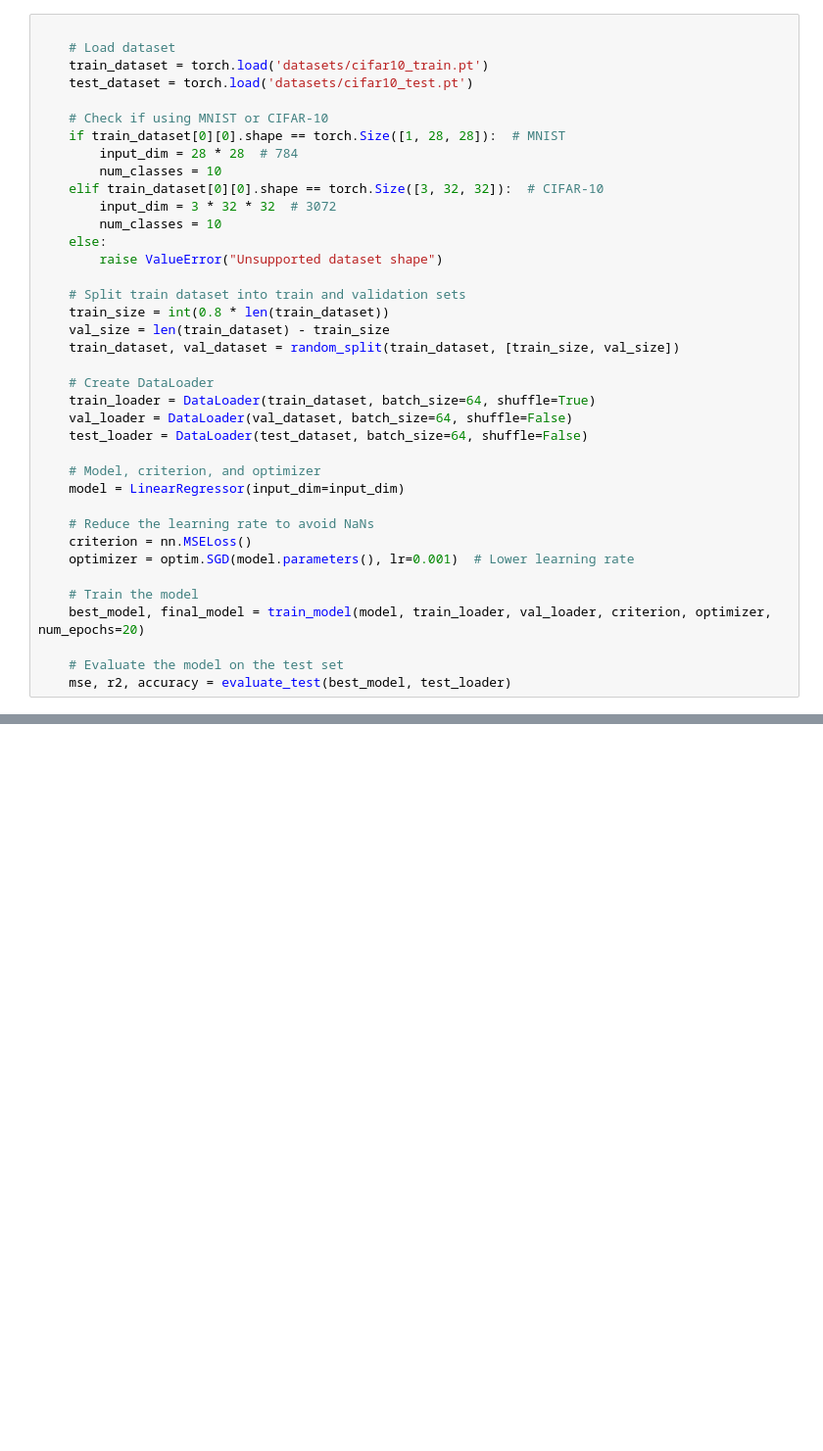
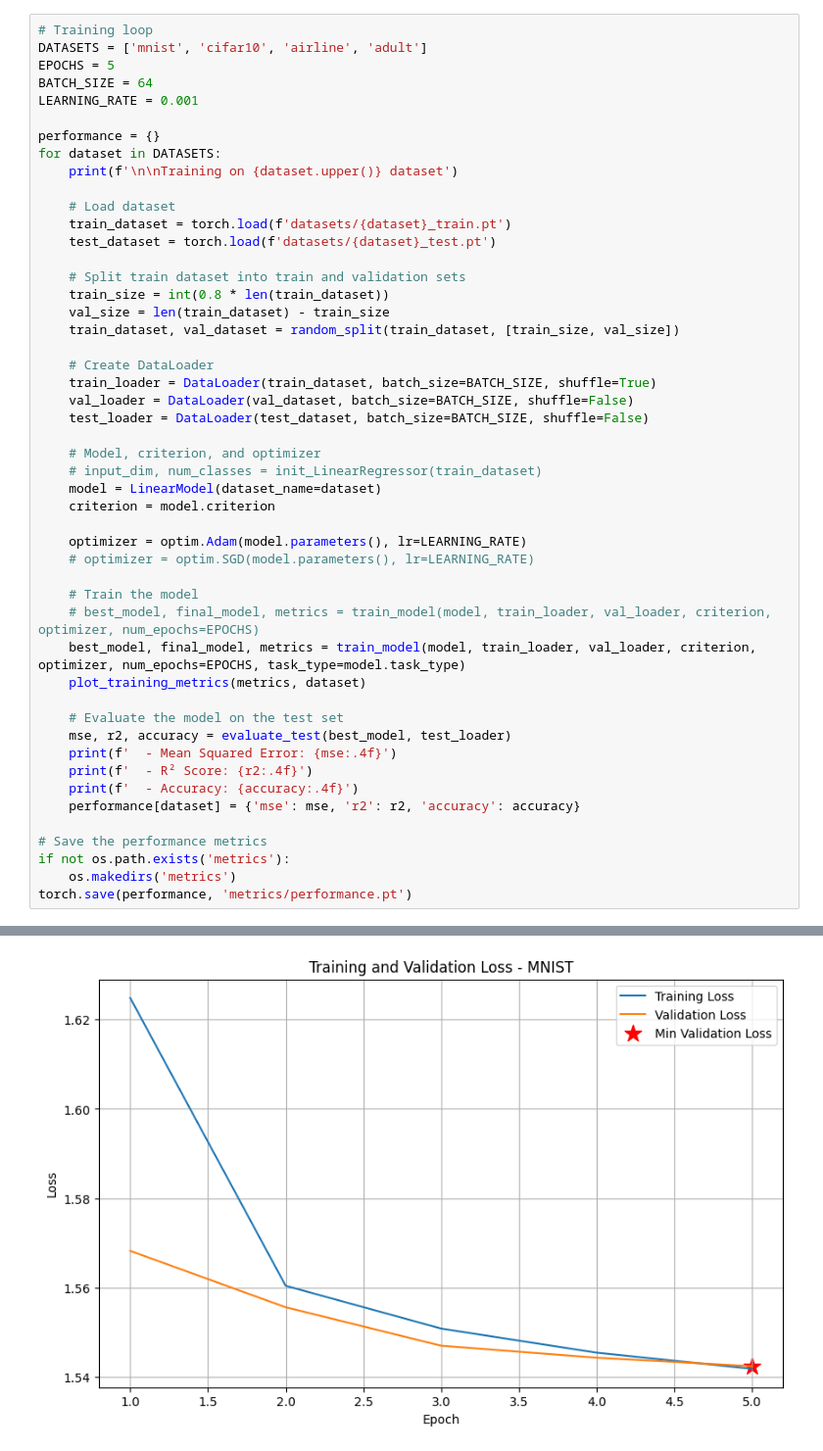
Before and after one commit to pako-23/eris, a Jupyter notebook: experiments/test_models_training.ipynb, the cells around one changed output, grey strips where cells are left out. Shown at 98% size. Cells and saved outputs as stored; diff of their text form; blank space fills up the shorter version.

Commit message:
test training

```diff
--- a/experiments/test_models_training.ipynb
+++ b/experiments/test_models_training.ipynb
@@ -224,18 +306,17 @@ def train_model(model, train_loader, val_loader, criterion, optimizer, num_epoch
 # %%
+# Training loop
+DATASETS = ['mnist', 'cifar10', 'airline', 'adult']
+EPOCHS = 5
+BATCH_SIZE = 64
+LEARNING_RATE = 0.001
+
+performance = {}
+for dataset in DATASETS:
+    print(f'\n\nTraining on {dataset.upper()} dataset')
 
     # Load dataset
-    train_dataset = torch.load('datasets/cifar10_train.pt')
-    test_dataset = torch.load('datasets/cifar10_test.pt')
-
-    # Check if using MNIST or CIFAR-10
-    if train_dataset[0][0].shape == torch.Size([1, 28, 28]):  # MNIST
-        input_dim = 28 * 28  # 784
-        num_classes = 10
-    elif train_dataset[0][0].shape == torch.Size([3, 32, 32]):  # CIFAR-10
-        input_dim = 3 * 32 * 32  # 3072
-        num_classes = 10
-    else:
-        raise ValueError("Unsupported dataset shape")
+    train_dataset = torch.load(f'datasets/{dataset}_train.pt')
+    test_dataset = torch.load(f'datasets/{dataset}_test.pt')
 
     # Split train dataset into train and validation sets
     train_size = int(0.8 * len(train_dataset))
@@ -243,20 +324,32 @@ def train_model(model, train_loader, val_loader, criterion, optimizer, num_epoch
     train_dataset, val_dataset = random_split(train_dataset, [train_size, val_size])
 
     # Create DataLoader
-    train_loader = DataLoader(train_dataset, batch_size=64, shuffle=True)
-    val_loader = DataLoader(val_dataset, batch_size=64, shuffle=False)
-    test_loader = DataLoader(test_dataset, batch_size=64, shuffle=False)
+    train_loader = DataLoader(train_dataset, batch_size=BATCH_SIZE, shuffle=True)
+    val_loader = DataLoader(val_dataset, batch_size=BATCH_SIZE, shuffle=False)
+    test_loader = DataLoader(test_dataset, batch_size=BATCH_SIZE, shuffle=False)
 
     # Model, criterion, and optimizer
-    model = LinearRegressor(input_dim=input_dim)
+    # input_dim, num_classes = init_LinearRegressor(train_dataset)
+    model = LinearModel(dataset_name=dataset)
+    criterion = model.criterion
 
-    # Reduce the learning rate to avoid NaNs
-    criterion = nn.MSELoss()
-    optimizer = optim.SGD(model.parameters(), lr=0.001)  # Lower learning rate
+    optimizer = optim.Adam(model.parameters(), lr=LEARNING_RATE)
+    # optimizer = optim.SGD(model.parameters(), lr=LEARNING_RATE)
 
     # Train the model
-    best_model, final_model = train_model(model, train_loader, val_loader, criterion, optimizer, num_epochs=20)
+    # best_model, final_model, metrics = train_model(model, train_loader, val_loader, criterion, optimizer, num_epochs=EPOCHS)
+    best_model, final_model, metrics = train_model(model, train_loader, val_loader, criterion, optimizer, num_epochs=EPOCHS, task_type=model.task_type)
+    plot_training_metrics(metrics, dataset)
 
     # Evaluate the model on the test set
     mse, r2, accuracy = evaluate_test(best_model, test_loader)
+    print(f'  - Mean Squared Error: {mse:.4f}')
+    print(f'  - R² Score: {r2:.4f}')
+    print(f'  - Accuracy: {accuracy:.4f}')
+    performance[dataset] = {'mse': mse, 'r2': r2, 'accuracy': accuracy}
+
+# Save the performance metrics
+if not os.path.exists('metrics'):
+    os.makedirs('metrics')
+torch.save(performance, 'metrics/performance.pt')
 # %% [output]
@@ -279,0 +362 @@ Accuracy: 0.1144
+[figure, added]
```
Also changed, not shown: parts of 7 cells of this notebook, 3 other files.
